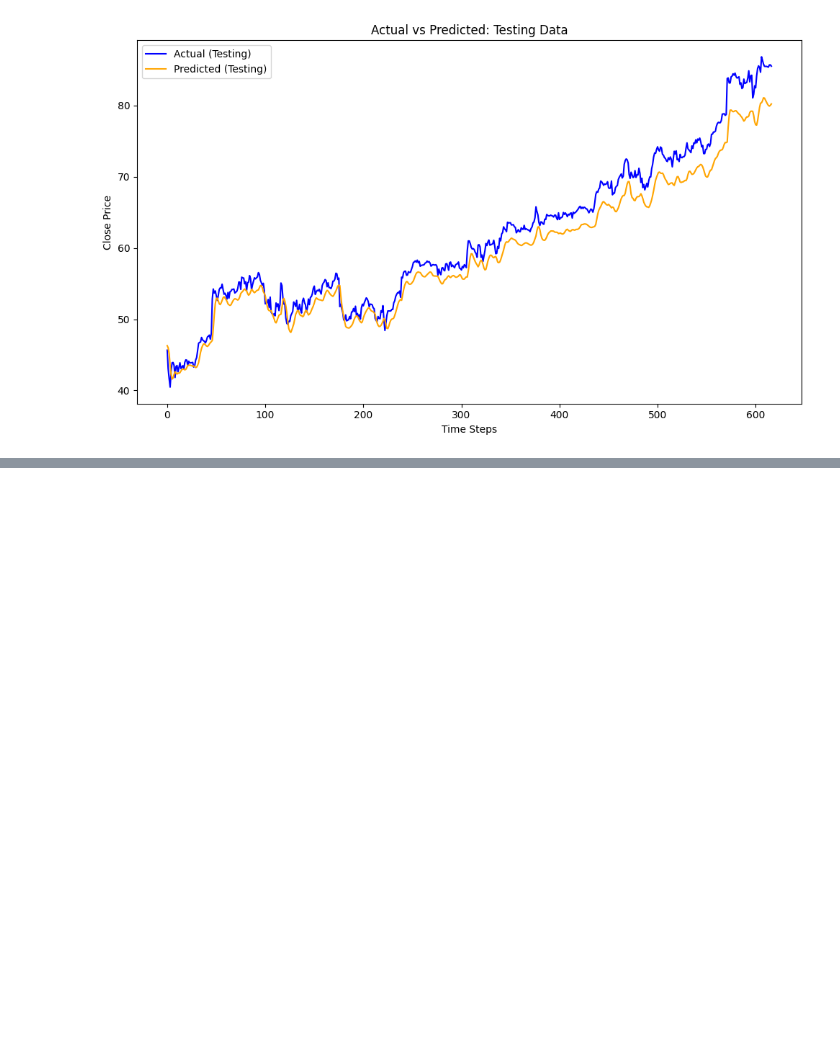
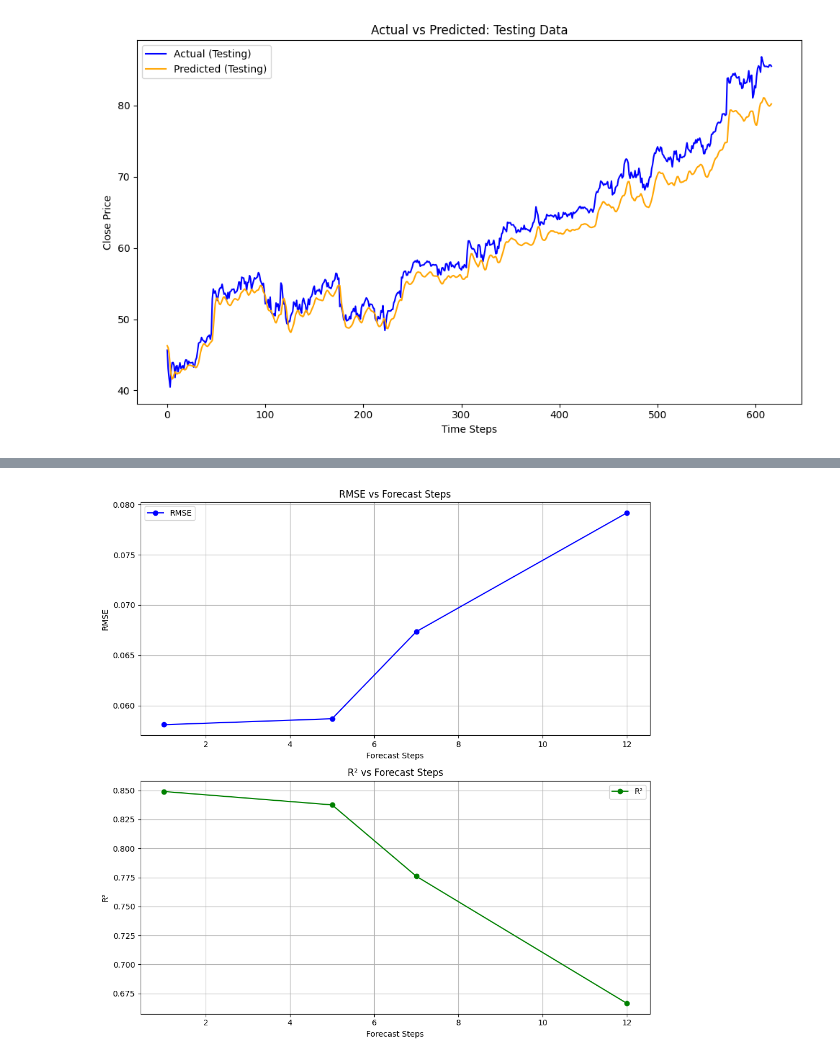
Before and after one commit to mariapaoladicrosta/ADAML_MicrosoftStock, a Jupyter notebook: MFSTStockPricePrediction.ipynb, the cells around one changed output, grey strips where cells are left out. Drawn from its saved outputs; the diff is of its cells as text; code cells hidden in the pictures; blank space fills up the shorter version.

```diff
--- a/MFSTStockPricePrediction.ipynb
+++ b/MFSTStockPricePrediction.ipynb
@@ -862,0 +1261,32 @@ plt.show()
+# %%
+# Extract values from the DataFrame
+forecast_steps = RNNresults_df["forecast_steps"]
+rmse_test = RNNresults_df["rmse_test"]
+r2_test = RNNresults_df["r2_test"]
+
+# Create the subplots
+fig, axs = plt.subplots(2, 1, figsize=(10, 10))
+
+# Plot RMSE vs Forecast Steps
+axs[0].plot(forecast_steps, rmse_test, marker='o', color='blue', label='RMSE')
+axs[0].set_title('RMSE vs Forecast Steps')
+axs[0].set_xlabel('Forecast Steps')
+axs[0].set_ylabel('RMSE')
+axs[0].grid(True)
+axs[0].legend()
+
+# Plot R² vs Forecast Steps
+axs[1].plot(forecast_steps, r2_test, marker='o', color='green', label='R²')
+axs[1].set_title('R² vs Forecast Steps')
+axs[1].set_xlabel('Forecast Steps')
+axs[1].set_ylabel('R²')
+axs[1].grid(True)
+axs[1].legend()
+
+# Adjust layout for better spacing
+plt.tight_layout()
+
+# Show the plot
+plt.show()
+# %% [output]
+[figure, added]
```
Also changed, not shown: parts of 8 cells of this notebook.
